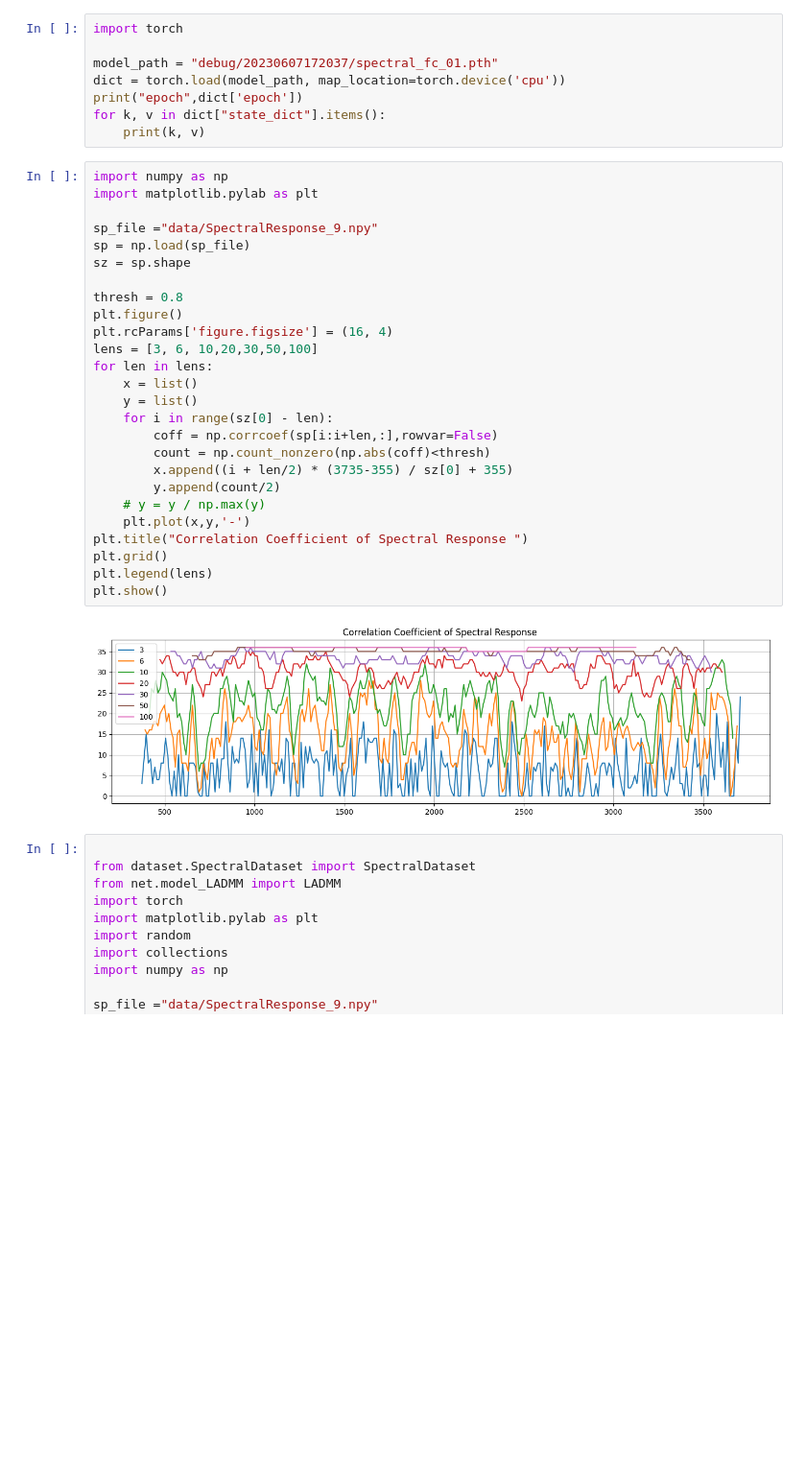
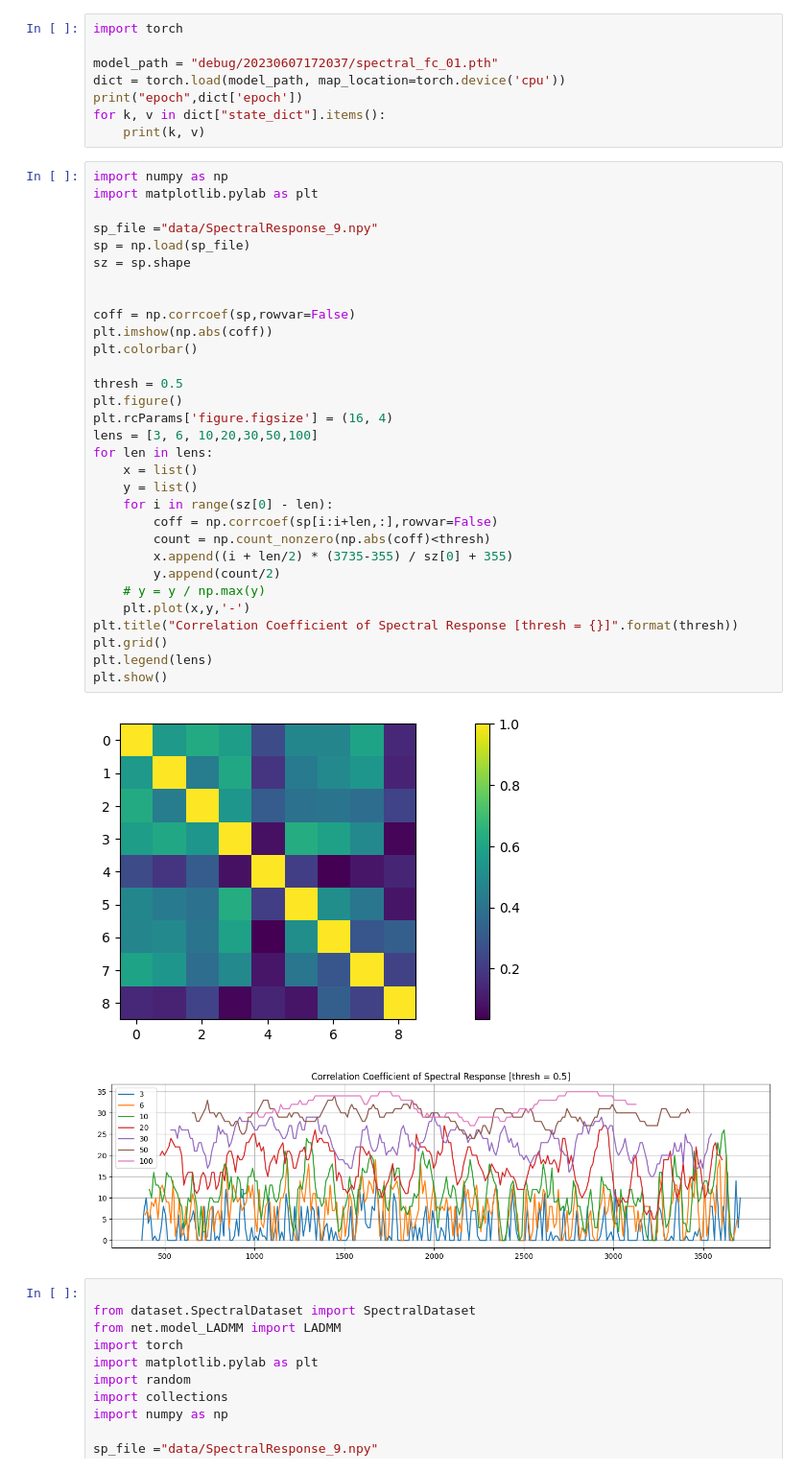
Before and after one commit to weinaike/AlgUnroll, a Jupyter notebook: test.ipynb, the cells around one changed output. Shown at 96% size. Cells and saved outputs as stored; diff of their text form; blank space fills up the shorter version.

```diff
--- a/test.ipynb
+++ b/test.ipynb
@@ -9,31 +9,37 @@ for k, v in dict["state_dict"].items():
 # %%
 import numpy as np
 import matplotlib.pylab as plt
 
 sp_file ="data/SpectralResponse_9.npy"
 sp = np.load(sp_file)
 sz = sp.shape
 
-thresh = 0.8
+
+coff = np.corrcoef(sp,rowvar=False)
+plt.imshow(np.abs(coff))
+plt.colorbar()
+
+thresh = 0.5
 plt.figure()
 plt.rcParams['figure.figsize'] = (16, 4)
 lens = [3, 6, 10,20,30,50,100]
 for len in lens:
     x = list()
     y = list()
     for i in range(sz[0] - len):
         coff = np.corrcoef(sp[i:i+len,:],rowvar=False)
         count = np.count_nonzero(np.abs(coff)<thresh)
         x.append((i + len/2) * (3735-355) / sz[0] + 355)
         y.append(count/2)
     # y = y / np.max(y)
     plt.plot(x,y,'-')
-plt.title("Correlation Coefficient of Spectral Response ")
+plt.title("Correlation Coefficient of Spectral Response [thresh = {}]".format(thresh))
 plt.grid()
 plt.legend(lens)
 plt.show()
 # %% [output]
-[figure, old version]
+[figure, new version]
+[figure, added]
 # %%
 
 from dataset.SpectralDataset import SpectralDataset
```
Also changed, not shown: 5 other files.
